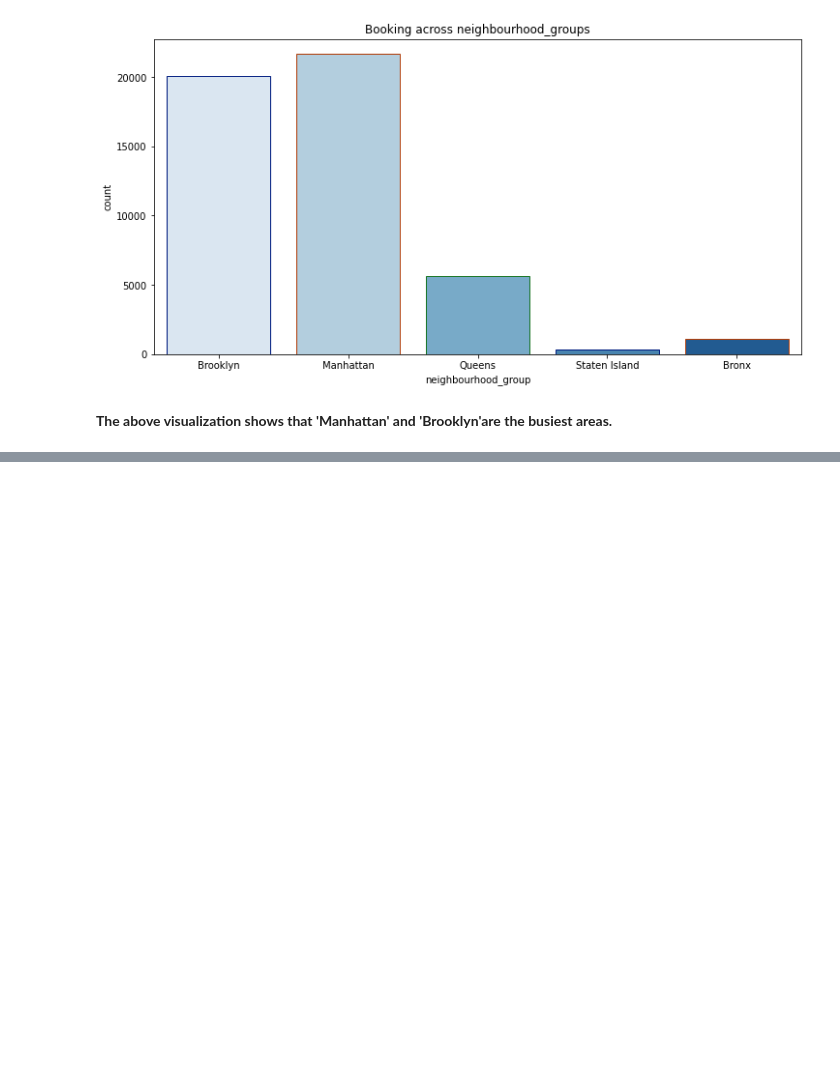
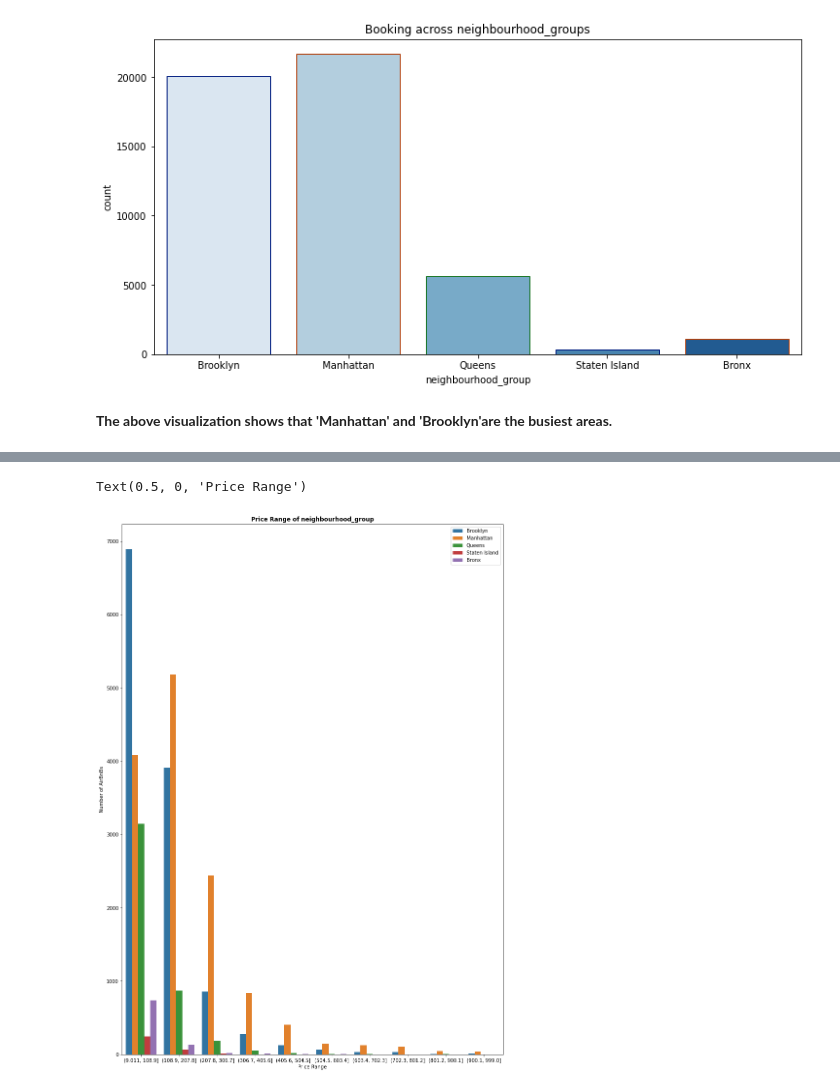
Before and after one commit to priyanshuupadhyay15/EDA_Airbnb_NYC, a Jupyter notebook: EDA_Airbnb.ipynb, the cells around one changed output, grey strips where cells are left out. Drawn from its saved outputs; the diff is of its cells as text; code cells hidden in the pictures; blank space fills up the shorter version.

```diff
--- a/EDA_Airbnb.ipynb
+++ b/EDA_Airbnb.ipynb
@@ -226,0 +313,5 @@ Text(0.5, 1.0, 'Booking across neighbourhood_groups')
+# %%
+# to check range wise allocation
+# with price bins we can easily see the price bin of each neighbourhood group
+price['price_bin'] = pd.cut(price['price'], 10)
+price['price_bin']
@@ -226,0 +339,10 @@ Text(0.5, 1.0, 'Booking across neighbourhood_groups')
+# %%
+plt.figure(figsize = (14,20))
+sns.countplot(data = price, x = 'price_bin', hue = 'neighbourhood_group')
+plt.legend(loc = 'upper right')
+plt.title('Price Range of neighbourhood_group', weight ='bold')
+plt.ylabel('Number of AirBnBs')
+plt.xlabel('Price Range')
+# %% [output]
+Text(0.5, 0, 'Price Range')
+[figure, added]
```
Also changed, not shown: parts of 20 cells of this notebook.
